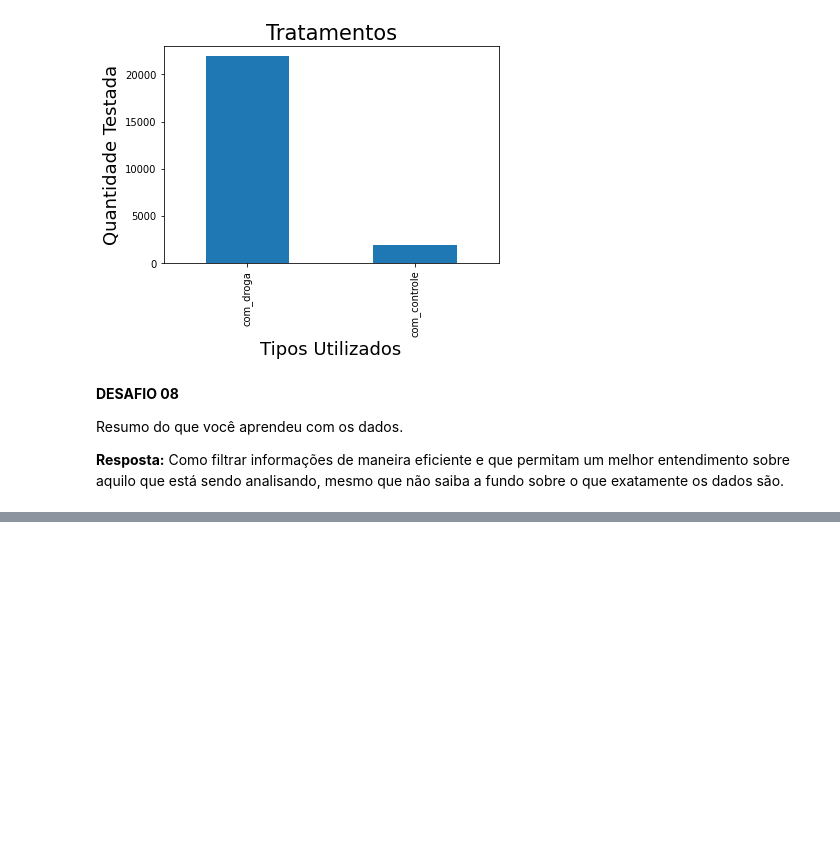
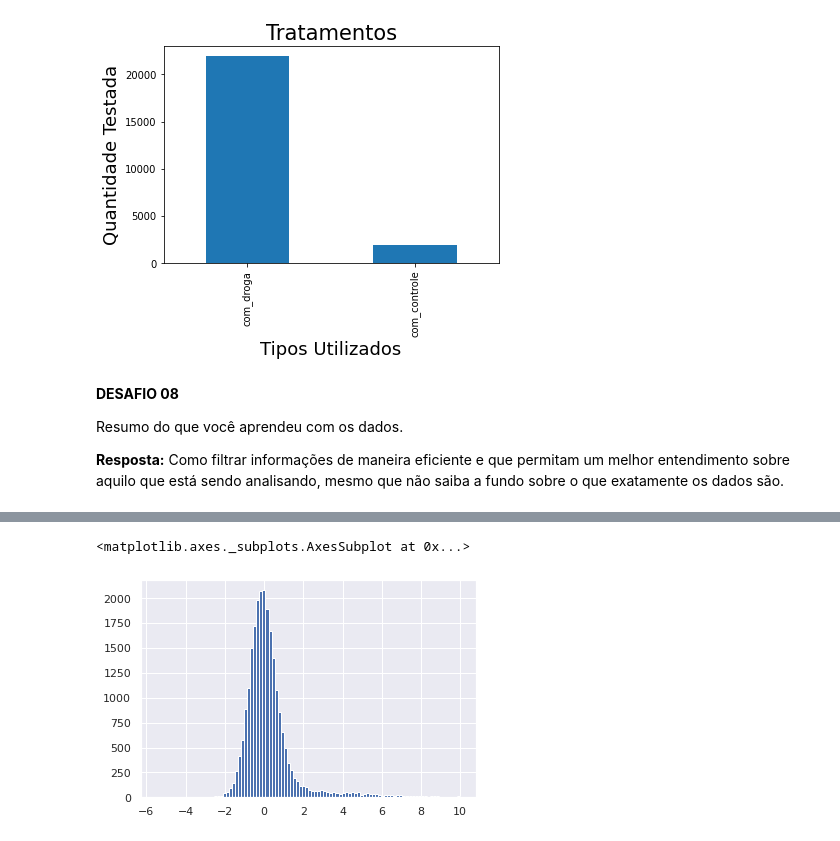
Before and after one commit to ducrz/Imersao-Dados, a Jupyter notebook: ImersaoDados.ipynb, the cells around one changed output, grey strips where cells are left out. Drawn from its saved outputs; the diff is of its cells as text; code cells hidden in the pictures; blank space fills up the shorter version.

```diff
--- a/ImersaoDados.ipynb
+++ b/ImersaoDados.ipynb
@@ -316,0 +386,5 @@ Resumo do que você aprendeu com os dados.
+# %%
+dados['g0'].hist(bins=100)
+# %% [output]
+<matplotlib.axes._subplots.AxesSubplot at 0x...>
+[figure, added]
```
Also changed, not shown: parts of 39 cells of this notebook.
